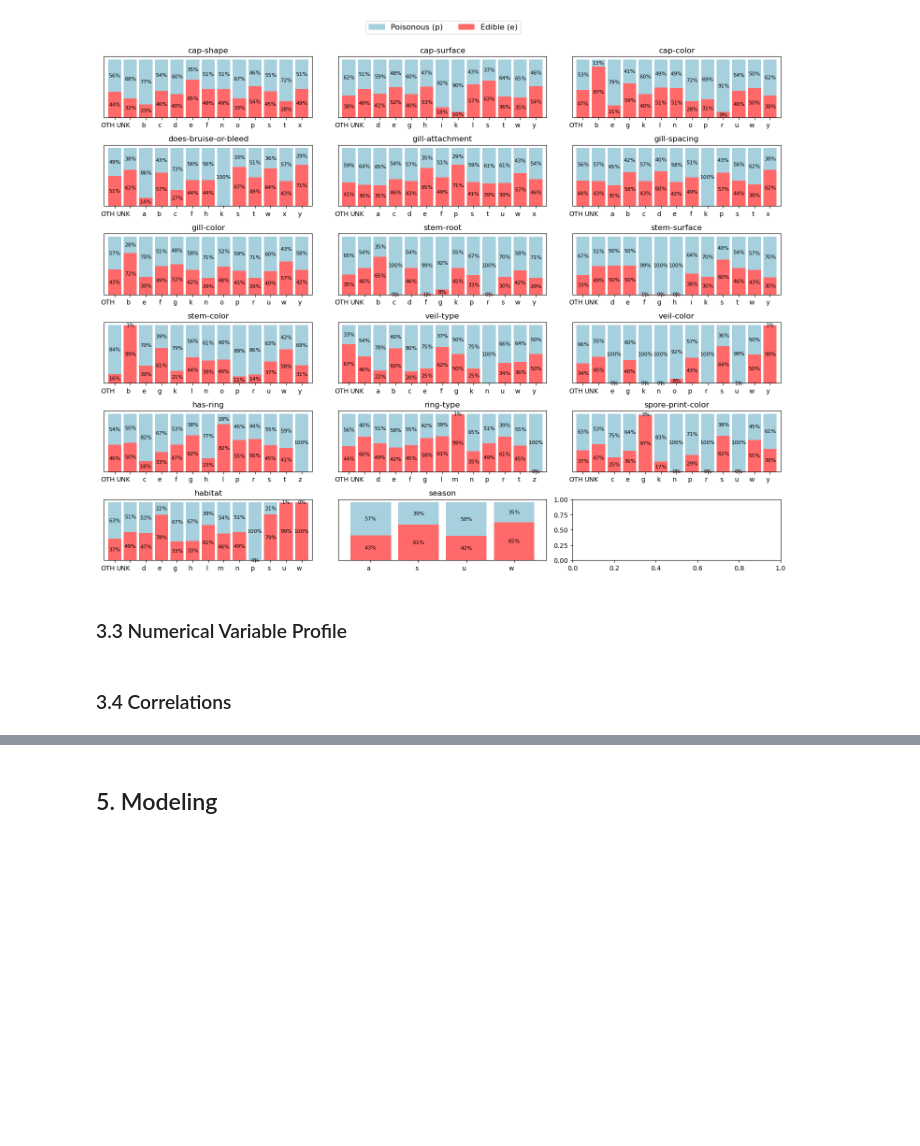
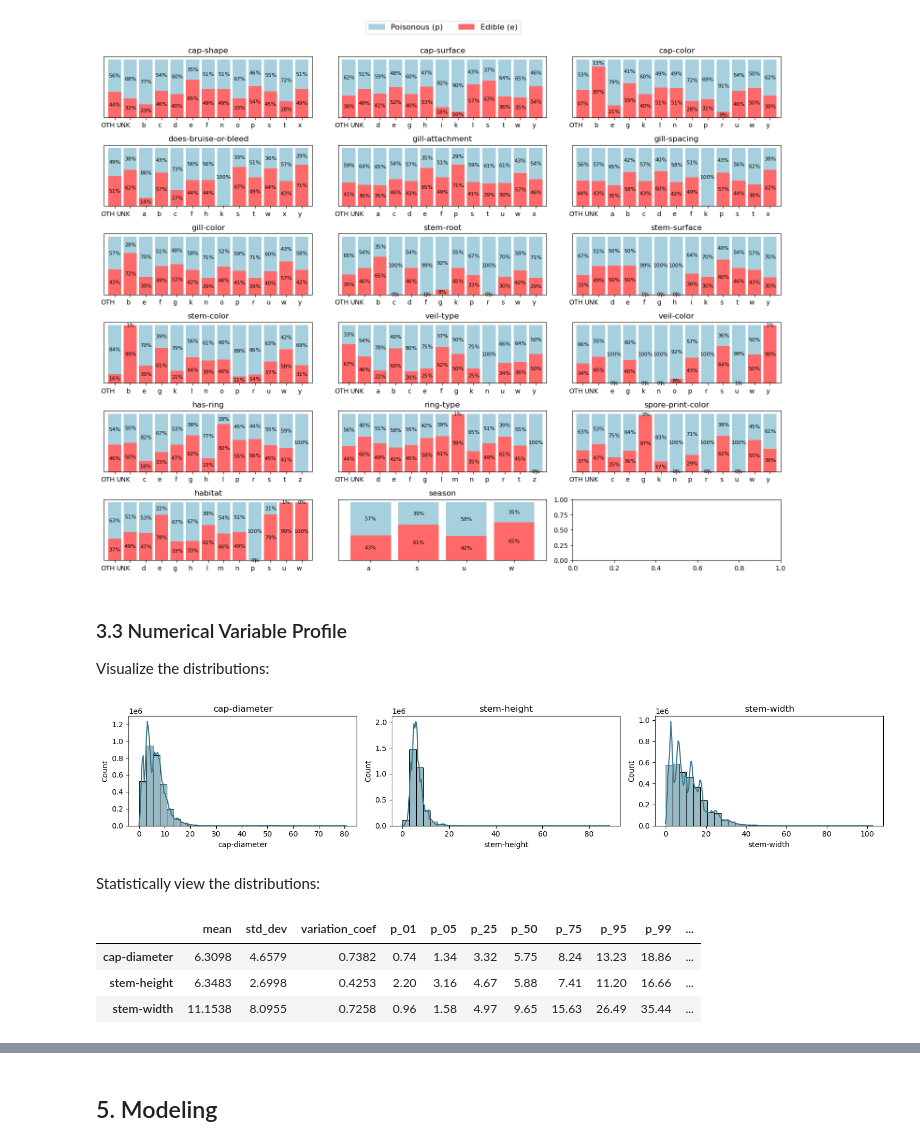
Before and after one commit to nmartin812/projects, a Jupyter notebook: Binary Prediction of Poisonous Mushrooms.ipynb, the cells around one changed output, grey strips where cells are left out. Cells and saved outputs as stored; diff of their text form; code cells hidden in the pictures; blank space fills up the shorter version.

```diff
--- a/Binary Prediction of Poisonous Mushrooms.ipynb
+++ b/Binary Prediction of Poisonous Mushrooms.ipynb
@@ -266,5 +272,60 @@ plt.show()
 [figure]
 # %% [markdown]
 ### 3.3 Numerical Variable Profile
+
+Visualize the distributions:
-# %% [markdown]
-### 3.4 Correlations
+# %%
+numerical_cols = train.select_dtypes(include=['number']).columns
+
+# Set up figure and axes for subplots
+fig, axes = plt.subplots(nrows=1, ncols=len(numerical_cols), figsize=(5 * len(numerical_cols), 3))
+
+# Ensure axes is iterable if there's only one numeric column
+if len(numerical_cols) == 1:
+    axes = [axes]
+
+# Plot each numerical column as a histogram
+for ax, col in zip(axes, numerical_cols):
+    sns.histplot(train[col], bins=30, kde=True, ax=ax, color = "#35768a")
+    ax.set_title(col)
+
+plt.tight_layout()
+plt.show()
+# %% [output]
+[figure, added]
+# %% [markdown]
+Statistically view the distributions:
+# %%
+# Select numerical columns
+numerical_cols = train.select_dtypes(include=['number'])
+
+# Function to compute required statistics
+def compute_stats(series):
+    return {
+        'mean': series.mean(),
+        'std_dev': series.std(),
+        'variation_coef': series.std() / series.mean() if series.mean() != 0 else np.nan,
+        'p_01': series.quantile(0.01),
+        'p_05': series.quantile(0.05),
+        'p_25': series.quantile(0.25),
+        'p_50': series.median(),
+        'p_75': series.quantile(0.75),
+        'p_95': series.quantile(0.95),
+        'p_99': series.quantile(0.99),
+        'skewness': skew(series, nan_policy='omit'),
+        'kurtosis': kurtosis(series, nan_policy='omit'),
+        'iqr': series.quantile(0.75) - series.quantile(0.25),
+        'range_98': series.quantile(0.99) - series.quantile(0.01),
+        'range_80': series.quantile(0.90) - series.quantile(0.10),
+    }
+
+# Compute stats for each numerical column
+summary_table = pd.DataFrame({col: compute_stats(train[col].dropna()) for col in numerical_cols}).T
+
+# Display the table
+summary_table.round(4)
+# %% [output]
+|  | mean | std_dev | variation_coef | p_01 | p_05 | p_25 | p_50 | p_75 | p_95 | p_99 | ... |
+| cap-diameter | 6.3098 | 4.6579 | 0.7382 | 0.74 | 1.34 | 3.32 | 5.75 | 8.24 | 13.23 | 18.86 | ... |
+| stem-height | 6.3483 | 2.6998 | 0.4253 | 2.20 | 3.16 | 4.67 | 5.88 | 7.41 | 11.20 | 16.66 | ... |
+| stem-width | 11.1538 | 8.0955 | 0.7258 | 0.96 | 1.58 | 4.97 | 9.65 | 15.63 | 26.49 | 35.44 | ... |
```
Also changed, not shown: parts of 24 cells of this notebook.
